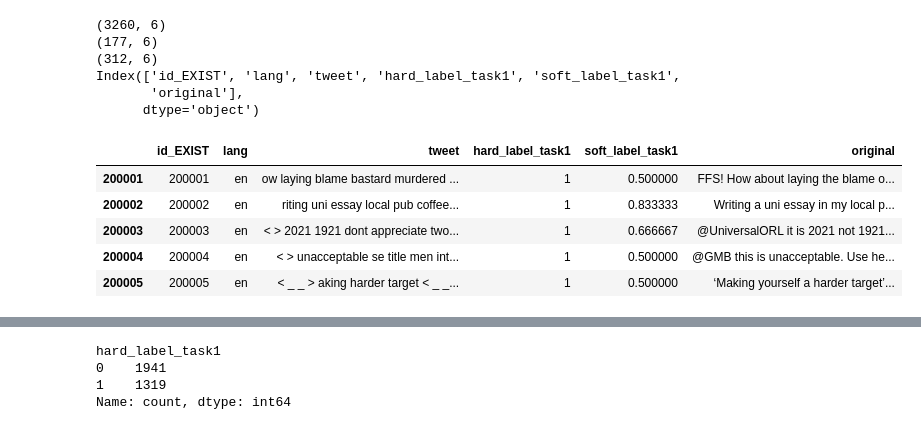
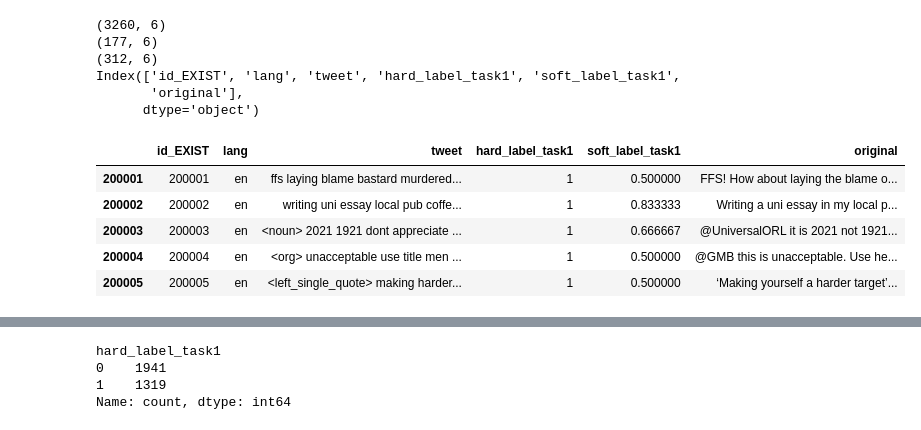
Before and after one commit to SangioAI/NLP_Assignments, a Jupyter notebook: assignment1.ipynb, the cells around one changed output, grey strips where cells are left out. Saved outputs shown, nothing was run; the diff lists cells and outputs as text; code cells hidden in the pictures.

```diff
--- a/assignment1.ipynb
+++ b/assignment1.ipynb
@@ -255,14 +255,16 @@ def load_and_preprocess_dataset(file_path):
     data = encode_data_with_function(data,strip_text)
     return data
 
-def load_and_preprocess_dataset1(file_path, index_to_print):
+def load_and_preprocess_dataset_new(file_path, verbose = True, index_to_print=1):
     # Load and transpose the data
     data = pd.read_json(file_path).T
-    print(f"Initial Data (index == {index_to_print}):\n", data.loc[index_to_print] if index_to_print in data.index else "Index not found")
+    if verbose:
+      print(f"Initial Data (index == {index_to_print}):\n", data.loc[index_to_print] if index_to_print in data.index else "Index not found")
 
     # Generate labels for task 1
     data = generate_labels_task1(data)
-    print(f"After generate_labels_task1 (index == {index_to_print}):\n", data.loc[index_to_print] if index_to_print in data.index else "Index not found")
+    if verbose:
+      print(f"After generate_labels_task1 (index == {index_to_print}):\n", data.loc[index_to_print] if index_to_print in data.index else "Index not found")
 
     # Add 'original' column (to remove)
     data['original'] = data['tweet']
@@ -270,11 +272,13 @@ def load_and_preprocess_dataset1(file_path, index_to_print):
     # Keep only necessary columns
     columns_to_keep = ['id_EXIST', 'lang', 'tweet', 'hard_label_task1', 'soft_label_task1', 'original']
     data = data[columns_to_keep]
-    print(f"After keeping specific columns (index == {index_to_print}):\n", data.loc[index_to_print] if index_to_print in data.index else "Index not found")
+    if verbose:
+      print(f"After keeping specific columns (index == {index_to_print}):\n", data.loc[index_to_print] if index_to_print in data.index else "Index not found")
 
     # Filter for English-only data
     data = filter_english_only(data)
-    print(f"After filter_english_only (index == {index_to_print}):\n", data.loc[index_to_print] if index_to_print in data.index else "Index not found")
+    if verbose:
+      print(f"After filter_english_only (index == {index_to_print}):\n", data.loc[index_to_print] if index_to_print in data.index else "Index not found")
 
     # Apply each encoding function and print the result
     encoding_functions = [
@@ -293,7 +297,8 @@ def load_and_preprocess_dataset1(file_path, index_to_print):
 
     for func in encoding_functions:
         data = encode_data_with_function(data, func)
-        print(f"After {func.__name__} (index == {index_to_print}):\n", data.loc[index_to_print]['tweet'] if index_to_print in data.index else "Index not found")
+        if verbose:
+          print(f"After {func.__name__} (index == {index_to_print}):\n", data.loc[index_to_print]['tweet'] if index_to_print in data.index else "Index not found")
 
     return data
 
@@ -335,11 +341,11 @@ After strip_text (index == 200898):
 | 203260 | 203260 | en | ik mandy says <left_double_quote>... | 1 | 0.833333 | ik when mandy says “you look like... |
 3260 rows × 6 columns
 # %%
-training_data = load_and_preprocess_dataset("data/training.json")
+processed_training_data = load_and_preprocess_dataset_new("data/training.json", verbose=False)
 print('Finished training')
-validation_data = load_and_preprocess_dataset("data/validation.json")
+processed_validation_data = load_and_preprocess_dataset_new("data/validation.json", verbose=False)
 print('Finished validation')
-test_data = load_and_preprocess_dataset("data/test.json")
+processed_test_data = load_and_preprocess_dataset_new("data/test.json", verbose=False)
 print('Finished test')
 # %% [output]
 Finished training
@@ -359,11 +365,11 @@ Index(['id_EXIST', 'lang', 'tweet', 'hard_label_task1', 'soft_label_task1',
        'original'],
       dtype='object')
 # %%
-display(training_data.head())
+display(processed_training_data.head())
 # %% [output]
 |  | id_EXIST | lang | tweet | hard_label_task1 | soft_label_task1 | original |
-| 200001 | 200001 | en | ow laying blame bastard murdered ... | 1 | 0.500000 | FFS! How about laying the blame o... |
-| 200002 | 200002 | en | riting uni essay local pub coffee... | 1 | 0.833333 | Writing a uni essay in my local p... |
-| 200003 | 200003 | en | < > 2021 1921 dont appreciate two... | 1 | 0.666667 | @UniversalORL it is 2021 not 1921... |
-| 200004 | 200004 | en | < > unacceptable se title men int... | 1 | 0.500000 | @GMB this is unacceptable. Use he... |
-| 200005 | 200005 | en | < _ _ > aking harder target < _ _... | 1 | 0.500000 | ‘Making yourself a harder target’... |
+| 200001 | 200001 | en | ffs laying blame bastard murdered... | 1 | 0.500000 | FFS! How about laying the blame o... |
+| 200002 | 200002 | en | writing uni essay local pub coffe... | 1 | 0.833333 | Writing a uni essay in my local p... |
+| 200003 | 200003 | en | <noun> 2021 1921 dont appreciate ... | 1 | 0.666667 | @UniversalORL it is 2021 not 1921... |
+| 200004 | 200004 | en | <org> unacceptable use title men ... | 1 | 0.500000 | @GMB this is unacceptable. Use he... |
+| 200005 | 200005 | en | <left_single_quote> making harder... | 1 | 0.500000 | ‘Making yourself a harder target’... |
```
Also changed, not shown: parts of 13 cells of this notebook, 1 other file.
